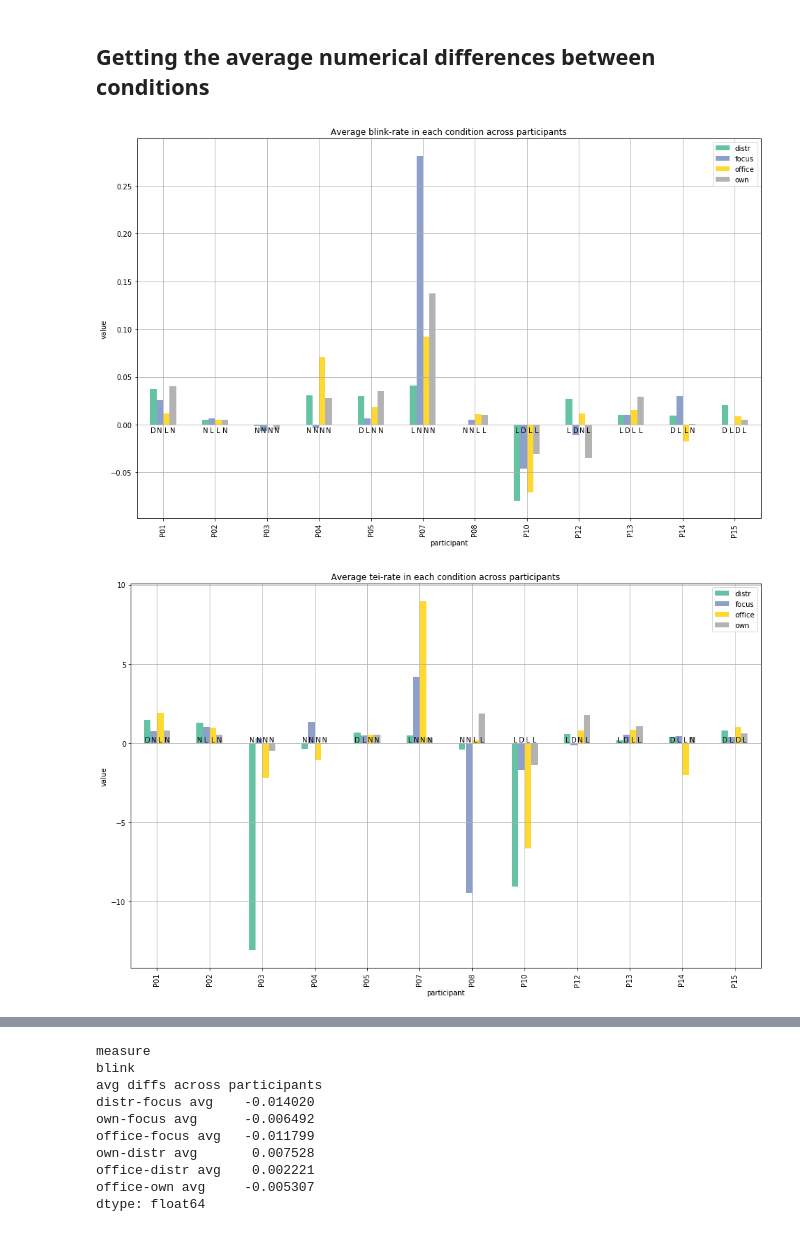
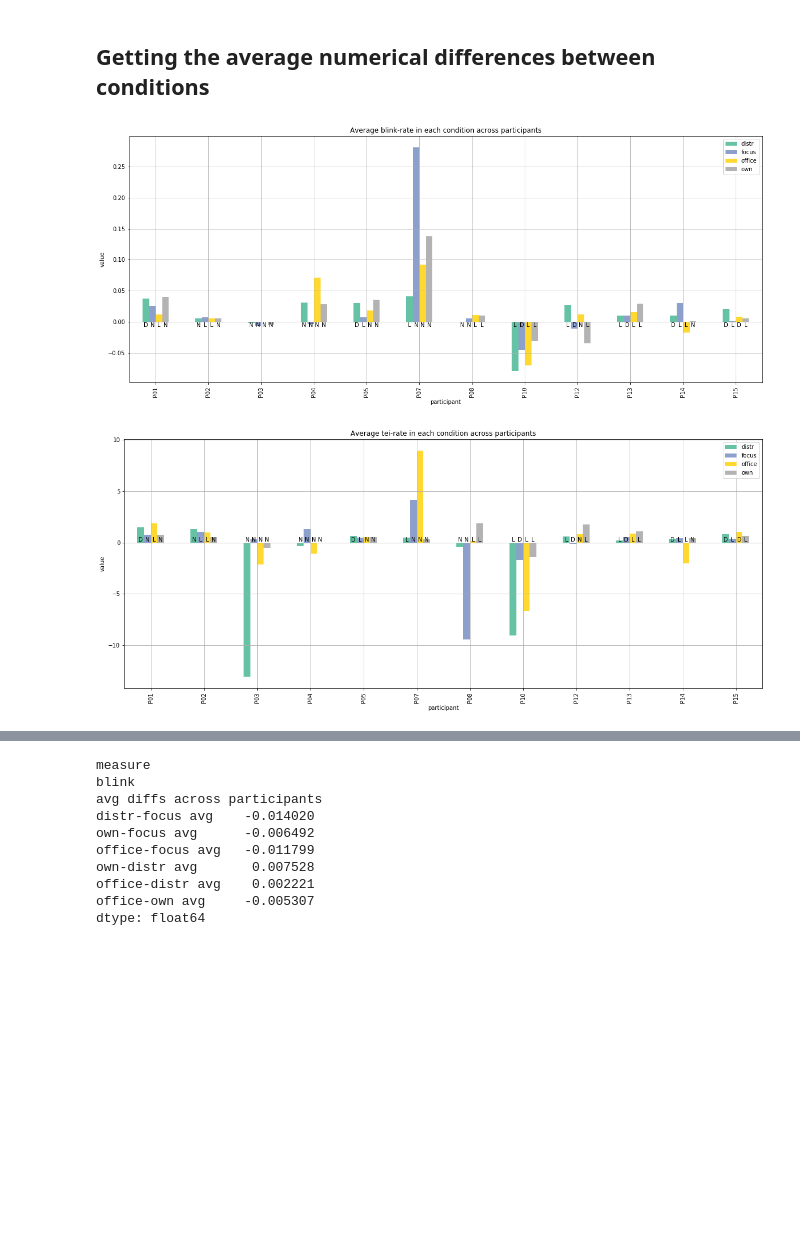
Before and after one commit to kathriwa/HASE19_Music_Project, a Jupyter notebook: eeg_analysis.ipynb, the cells around one changed output, grey strips where cells are left out. Saved outputs shown, nothing was run; the diff lists cells and outputs as text; code cells hidden in the pictures; blank space fills up the shorter version.

Commit message:
Change plot size

```diff
--- a/eeg_analysis.ipynb
+++ b/eeg_analysis.ipynb
@@ -457,33 +399,33 @@ measures = ['blink', 'tei', 'tdi']
 path = 'results/csv_files/60_sec_intervals/'
 for measure in measures:
     temp_df = pd.DataFrame(columns=['PID', 'focus', 'distr', 'own', 'office'])
     for p_id in p_ids:
         result_file = path + 'plot_data_' + measure + \
                       '_music_comparison_participant_' + p_id + '.csv'
         df = pd.read_csv(result_file)
         df = df[df.columns[1:]].dropna()
         avg = pd.DataFrame(df.mean()).T
         avg['PID'] = p_id
         temp_df = temp_df.append(avg, sort=True)
     titl = 'Average ' + measure + '-rate in each condition across participants'
     cmap = cm.get_cmap('Set2')
-    ax = temp_df.plot.bar(x='PID', figsize=(16,10), grid=True, title=titl, colormap=cmap)
+    ax = temp_df.plot.bar(x='PID', figsize=(20,8), grid=True, title=titl, colormap=cmap)
     ax.set_xlabel("participant")
     ax.set_ylabel("value")
     fig_name = path + '000_' + measure + '_comparison_condition_medians.png'
     fig = ax.get_figure()
     rects = ax.patches
     labels = ['D','N','N','N','D','L','N','L','L',
               'L','D','D','N','L','N','N','L','N',
               'N','D','D','D','L','L','L','L','N',
               'N','N','N','L','L','N','L','L','D',
               'N','N','N','N','N','N','L','L','L',
               'L','N','L']
     for rect, label in zip(rects, labels):
         height = rect.get_height()
         ax.text(rect.get_x() + rect.get_width() / 2, -0.01, label,
                 ha='center', va='bottom')
     fig.savefig(fig_name)
 # %% [output]
-[figure, old version]
+[figure, new version]
-[figure, old version]
+[figure, new version]
```
Also changed, not shown: parts of 4 cells of this notebook.
